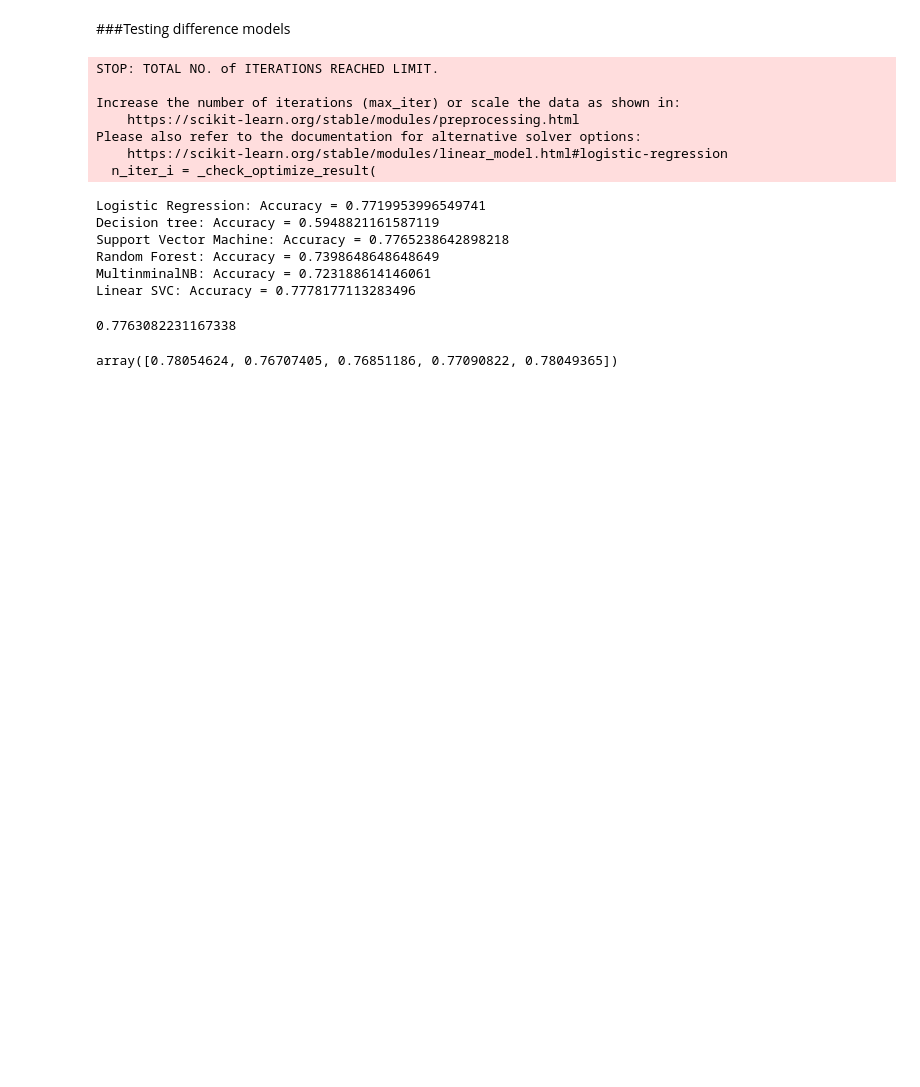
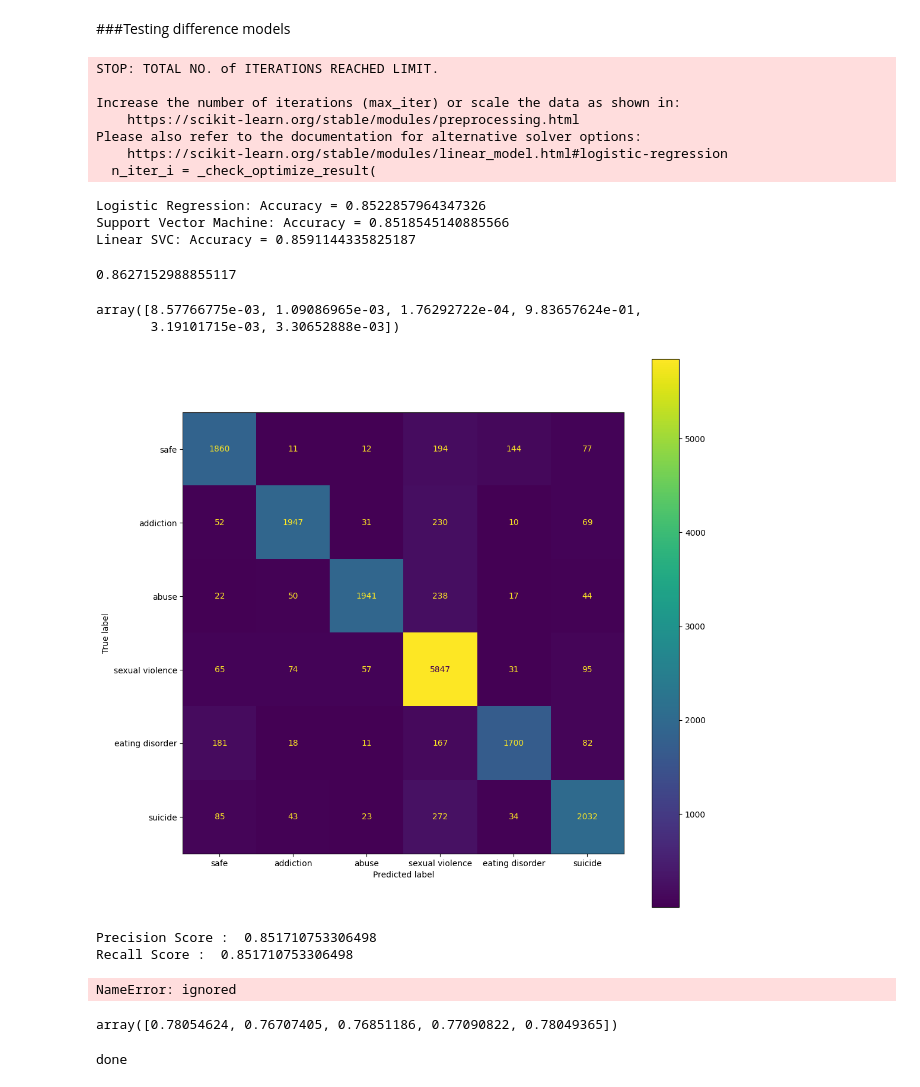
Before and after one commit to Rain1618/Hide-It, a Jupyter notebook: model_selection.ipynb, the cells around one changed output. Drawn from its saved outputs; the diff is of its cells as text; code cells hidden in the pictures; blank space fills up the shorter version.

Commit message:
New model trained on more safe data

```diff
--- a/model_selection.ipynb
+++ b/model_selection.ipynb
@@ -83,10 +78,10 @@ from sklearn.naive_bayes import MultinomialNB
 # Define a list of models to test
 models = {
     'Logistic Regression': LogisticRegression(),
-    'Decision tree': DecisionTreeClassifier(),
+    # 'Decision tree': DecisionTreeClassifier(),
     'Support Vector Machine': SVC(),
-    'Random Forest': RandomForestClassifier(),
-    'MultinminalNB': MultinomialNB(),
+    # 'Random Forest': RandomForestClassifier(),
+    # 'MultinminalNB': MultinomialNB(),
     'Linear SVC': svm.LinearSVC(random_state=42)
 }
 
@@ -95,7 +90,7 @@ for model_name, model in models.items():
     model.fit(X_train, y_train)
     y_pred = model.predict(X_test)
 
-    accuracy = accuracy_score(y_test, y_pred)
+    accuracy = metrics.accuracy_score(y_test, y_pred)
     print(f'{model_name}: Accuracy = {accuracy}')
 # %% [output]
 STOP: TOTAL NO. of ITERATIONS REACHED LIMIT.
@@ -105,14 +100,16 @@ Increase the number of iterations (max_iter) or scale the data as shown in:
 Please also refer to the documentation for alternative solver options:
     https://scikit-learn.org/stable/modules/linear_model.html#logistic-regression
   n_iter_i = _check_optimize_result(
-Logistic Regression: Accuracy = 0.7719953996549741
-Decision tree: Accuracy = 0.5948821161587119
-Support Vector Machine: Accuracy = 0.7765238642898218
-Random Forest: Accuracy = 0.7398648648648649
-MultinminalNB: Accuracy = 0.723188614146061
-Linear SVC: Accuracy = 0.7778177113283496
+Logistic Regression: Accuracy = 0.8522857964347326
+Support Vector Machine: Accuracy = 0.8518545140885566
+Linear SVC: Accuracy = 0.8591144335825187
-# %%
-clf = svm.LinearSVC(random_state=42).fit(X_train, y_train)
-clf.score(X_test, y_test)
-# %% [output]
-0.7763082231167338
+# %%
+model = svm.SVC(probability=True)
+model.fit(X_train, y_train)
+print(model.score(X_test, y_test))
+results = model.predict_proba(X_test)[0]
+results
+# %% [output]
+0.8627152988855117
+array([8.57766775e-03, 1.09086965e-03, 1.76292722e-04, 9.83657624e-01,
+       3.19101715e-03, 3.30652888e-03])
@@ -118,0 +118,23 @@ clf.score(X_test, y_test)
+# %%
+with open('5000SVC_proba.sav', 'rb') as f:
+    model = pickle.load(f)
+# %%
+y_pred = model.predict(X_test)
+# %%
+import matplotlib.pyplot as plt
+import sklearn
+
+fig, ax = plt.subplots(figsize=(12, 12))
+x=sklearn.metrics.ConfusionMatrixDisplay(metrics.confusion_matrix(y_test, y_pred),display_labels=classes_names)
+x.plot(ax=ax)
+plt.show()
+# %% [output]
+[figure, added]
+# %%
+print("Precision Score : ", metrics.precision_score(y_test, y_pred,
+                                           average='micro'))
+print("Recall Score : ", metrics.recall_score(y_test, y_pred,
+                                           average='micro'))
+# %% [output]
+Precision Score :  0.851710753306498
+Recall Score :  0.851710753306498
@@ -119,7 +143,8 @@ clf.score(X_test, y_test)
 # %%
 from sklearn.model_selection import cross_val_score
-clf = svm.LinearSVC(random_state=42)
-scores = cross_val_score(clf, X_train, y_train, cv=5)
+scores = cross_val_score(model, X_train, y_train, cv=5)
+# %% [output]
+NameError: ignored
 # %%
 scores
 # %% [output]
@@ -127,6 +152,9 @@ array([0.78054624, 0.76707405, 0.76851186, 0.77090822, 0.78049365])
 # %%
 import pickle
 pickle.dump(clf, open("LinearSVC_model.sav", 'wb'))
+print('done')
+# %% [output]
+done
 # %%
 import joblib
 
```
Also changed, not shown: parts of 21 cells of this notebook.
